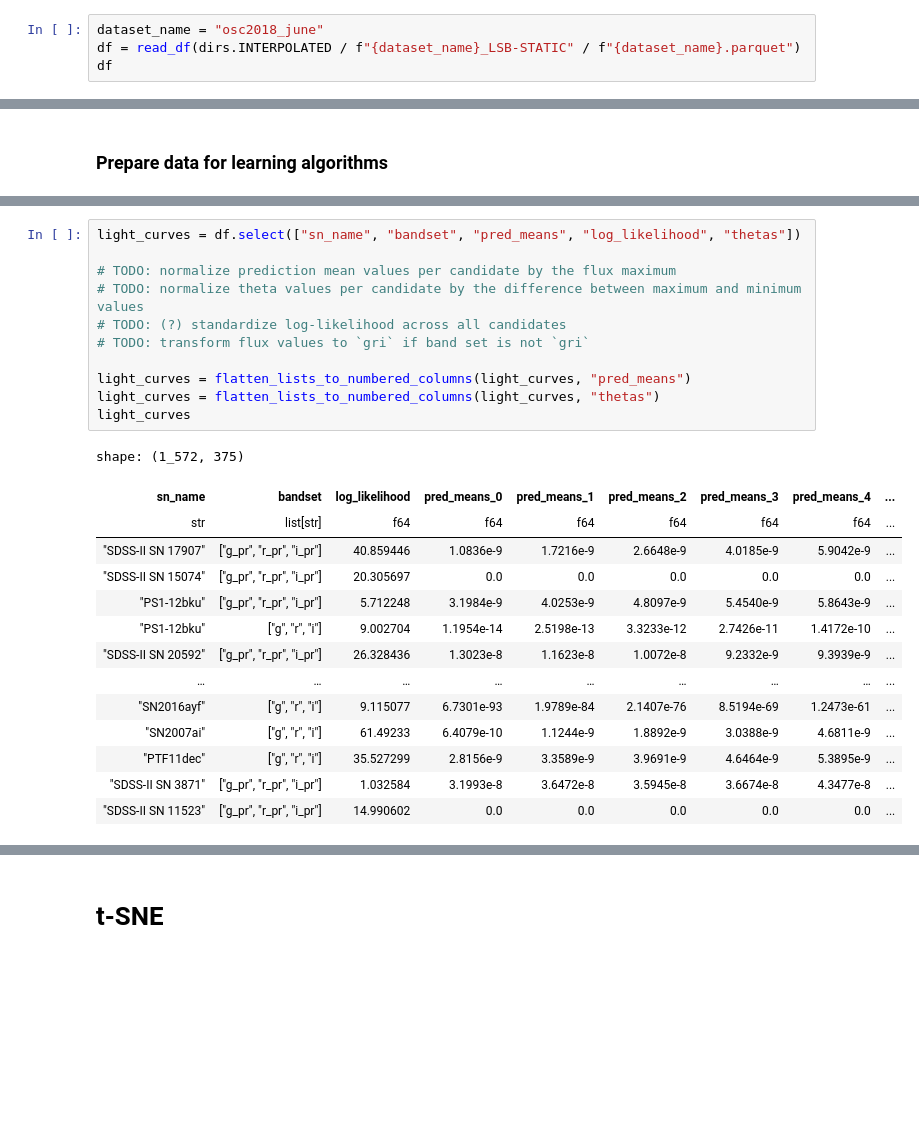
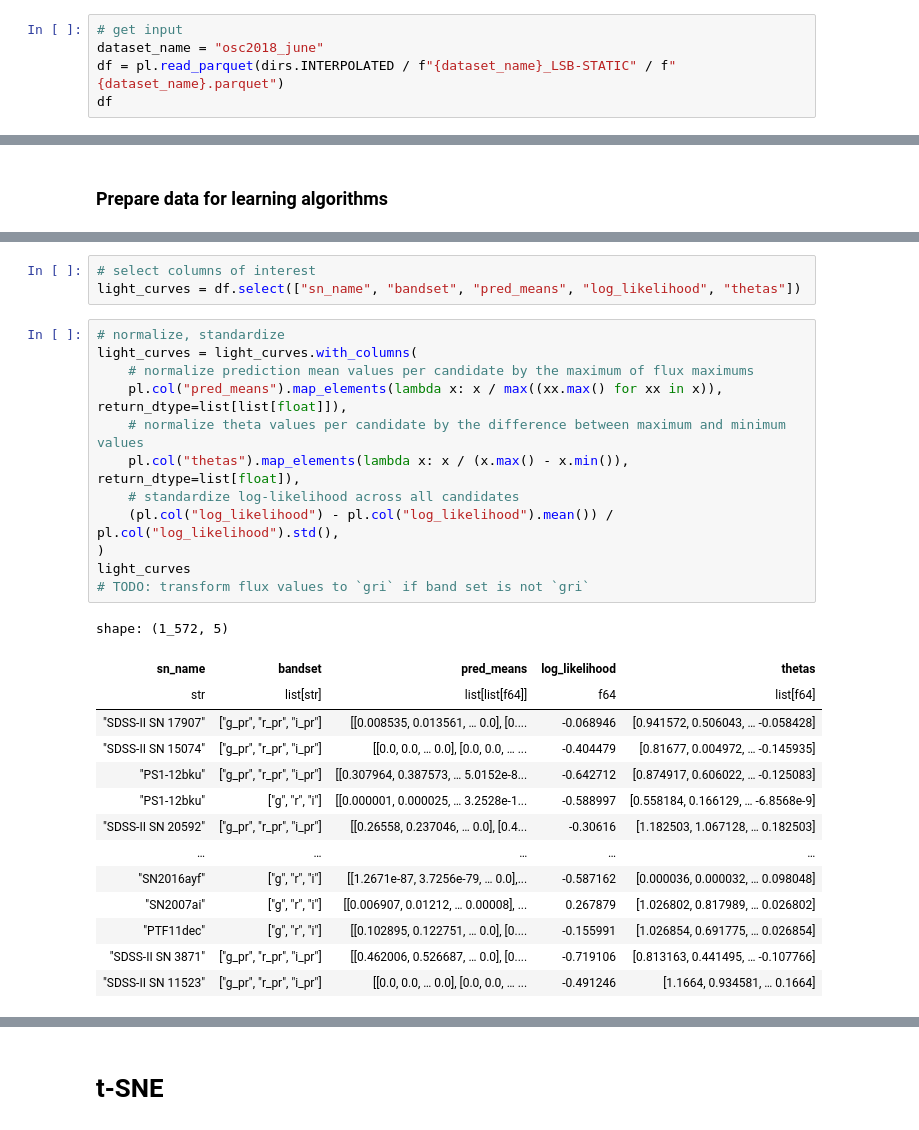
Before and after one commit to csongorszasz/snanomaly, a Jupyter notebook: notebooks/dim_reduction.ipynb, the cells around one changed output, grey strips where cells are left out. Saved outputs shown, nothing was run; the diff lists cells and outputs as text; blank space fills up the shorter version.

Commit message:
Normalization and standardization of: pred_means, thetas, log-likelihood

```diff
--- a/notebooks/dim_reduction.ipynb
+++ b/notebooks/dim_reduction.ipynb
@@ -14,5 +10,6 @@ def read_df(path: str) -> pl.DataFrame:
 # %%
+# get input
 dataset_name = "osc2018_june"
-df = read_df(dirs.INTERPOLATED / f"{dataset_name}_LSB-STATIC" / f"{dataset_name}.parquet")
+df = pl.read_parquet(dirs.INTERPOLATED / f"{dataset_name}_LSB-STATIC" / f"{dataset_name}.parquet")
 df
 # %% [output]
@@ -63,26 +32,30 @@ def flatten_lists_to_numbered_columns(df: pl.DataFrame, target_col: str) -> pl.D
+# %%
+# select columns of interest
+light_curves = df.select(["sn_name", "bandset", "pred_means", "log_likelihood", "thetas"])
 # %%
-light_curves = df.select(["sn_name", "bandset", "pred_means", "log_likelihood", "thetas"])
-
-# TODO: normalize prediction mean values per candidate by the flux maximum
-# TODO: normalize theta values per candidate by the difference between maximum and minimum values
-# TODO: (?) standardize log-likelihood across all candidates
+# normalize, standardize
+light_curves = light_curves.with_columns(
+    # normalize prediction mean values per candidate by the maximum of flux maximums
+    pl.col("pred_means").map_elements(lambda x: x / max((xx.max() for xx in x)), return_dtype=list[list[float]]),
+    # normalize theta values per candidate by the difference between maximum and minimum values
+    pl.col("thetas").map_elements(lambda x: x / (x.max() - x.min()), return_dtype=list[float]),
+    # standardize log-likelihood across all candidates
+    (pl.col("log_likelihood") - pl.col("log_likelihood").mean()) / pl.col("log_likelihood").std(),
+)
+light_curves
 # TODO: transform flux values to `gri` if band set is not `gri`
-
-light_curves = flatten_lists_to_numbered_columns(light_curves, "pred_means")
-light_curves = flatten_lists_to_numbered_columns(light_curves, "thetas")
-light_curves
 # %% [output]
-shape: (1_572, 375)
+shape: (1_572, 5)
-| sn_name | bandset | log_likelihood | pred_means_0 | pred_means_1 | pred_means_2 | pred_means_3 | pred_means_4 | ... |
-| str | list[str] | f64 | f64 | f64 | f64 | f64 | f64 | ... |
-| "SDSS-II SN 17907" | ["g_pr", "r_pr", "i_pr"] | 40.859446 | 1.0836e-9 | 1.7216e-9 | 2.6648e-9 | 4.0185e-9 | 5.9042e-9 | ... |
-| "SDSS-II SN 15074" | ["g_pr", "r_pr", "i_pr"] | 20.305697 | 0.0 | 0.0 | 0.0 | 0.0 | 0.0 | ... |
-| "PS1-12bku" | ["g_pr", "r_pr", "i_pr"] | 5.712248 | 3.1984e-9 | 4.0253e-9 | 4.8097e-9 | 5.4540e-9 | 5.8643e-9 | ... |
-| "PS1-12bku" | ["g", "r", "i"] | 9.002704 | 1.1954e-14 | 2.5198e-13 | 3.3233e-12 | 2.7426e-11 | 1.4172e-10 | ... |
-| "SDSS-II SN 20592" | ["g_pr", "r_pr", "i_pr"] | 26.328436 | 1.3023e-8 | 1.1623e-8 | 1.0072e-8 | 9.2332e-9 | 9.3939e-9 | ... |
-| … | … | … | … | … | … | … | … | ... |
-| "SN2016ayf" | ["g", "r", "i"] | 9.115077 | 6.7301e-93 | 1.9789e-84 | 2.1407e-76 | 8.5194e-69 | 1.2473e-61 | ... |
-| "SN2007ai" | ["g", "r", "i"] | 61.49233 | 6.4079e-10 | 1.1244e-9 | 1.8892e-9 | 3.0388e-9 | 4.6811e-9 | ... |
-| "PTF11dec" | ["g", "r", "i"] | 35.527299 | 2.8156e-9 | 3.3589e-9 | 3.9691e-9 | 4.6464e-9 | 5.3895e-9 | ... |
-| "SDSS-II SN 3871" | ["g_pr", "r_pr", "i_pr"] | 1.032584 | 3.1993e-8 | 3.6472e-8 | 3.5945e-8 | 3.6674e-8 | 4.3477e-8 | ... |
-| "SDSS-II SN 11523" | ["g_pr", "r_pr", "i_pr"] | 14.990602 | 0.0 | 0.0 | 0.0 | 0.0 | 0.0 | ... |
+| sn_name | bandset | pred_means | log_likelihood | thetas |
+| str | list[str] | list[list[f64]] | f64 | list[f64] |
+| "SDSS-II SN 17907" | ["g_pr", "r_pr", "i_pr"] | [[0.008535, 0.013561, … 0.0], [0.... | -0.068946 | [0.941572, 0.506043, … -0.058428] |
+| "SDSS-II SN 15074" | ["g_pr", "r_pr", "i_pr"] | [[0.0, 0.0, … 0.0], [0.0, 0.0, … ... | -0.404479 | [0.81677, 0.004972, … -0.145935] |
+| "PS1-12bku" | ["g_pr", "r_pr", "i_pr"] | [[0.307964, 0.387573, … 5.0152e-8... | -0.642712 | [0.874917, 0.606022, … -0.125083] |
+| "PS1-12bku" | ["g", "r", "i"] | [[0.000001, 0.000025, … 3.2528e-1... | -0.588997 | [0.558184, 0.166129, … -6.8568e-9] |
+| "SDSS-II SN 20592" | ["g_pr", "r_pr", "i_pr"] | [[0.26558, 0.237046, … 0.0], [0.4... | -0.30616 | [1.182503, 1.067128, … 0.182503] |
+| … | … | … | … | … |
+| "SN2016ayf" | ["g", "r", "i"] | [[1.2671e-87, 3.7256e-79, … 0.0],... | -0.587162 | [0.000036, 0.000032, … 0.098048] |
+| "SN2007ai" | ["g", "r", "i"] | [[0.006907, 0.01212, … 0.00008], ... | 0.267879 | [1.026802, 0.817989, … 0.026802] |
+| "PTF11dec" | ["g", "r", "i"] | [[0.102895, 0.122751, … 0.0], [0.... | -0.155991 | [1.026854, 0.691775, … 0.026854] |
+| "SDSS-II SN 3871" | ["g_pr", "r_pr", "i_pr"] | [[0.462006, 0.526687, … 0.0], [0.... | -0.719106 | [0.813163, 0.441495, … -0.107766] |
+| "SDSS-II SN 11523" | ["g_pr", "r_pr", "i_pr"] | [[0.0, 0.0, … 0.0], [0.0, 0.0, … ... | -0.491246 | [1.1664, 0.934581, … 0.1664] |
```
Also changed, not shown: parts of 4 cells of this notebook, 1 other file.
